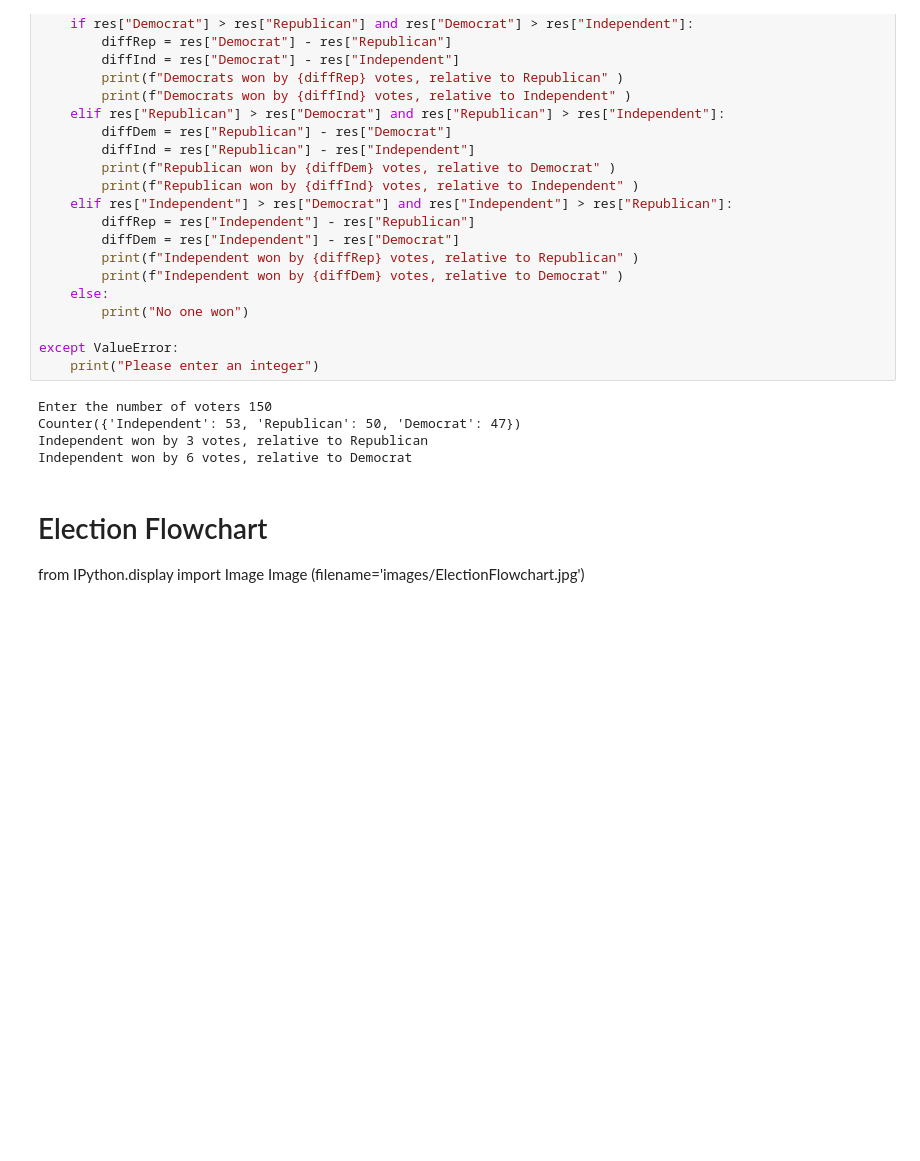
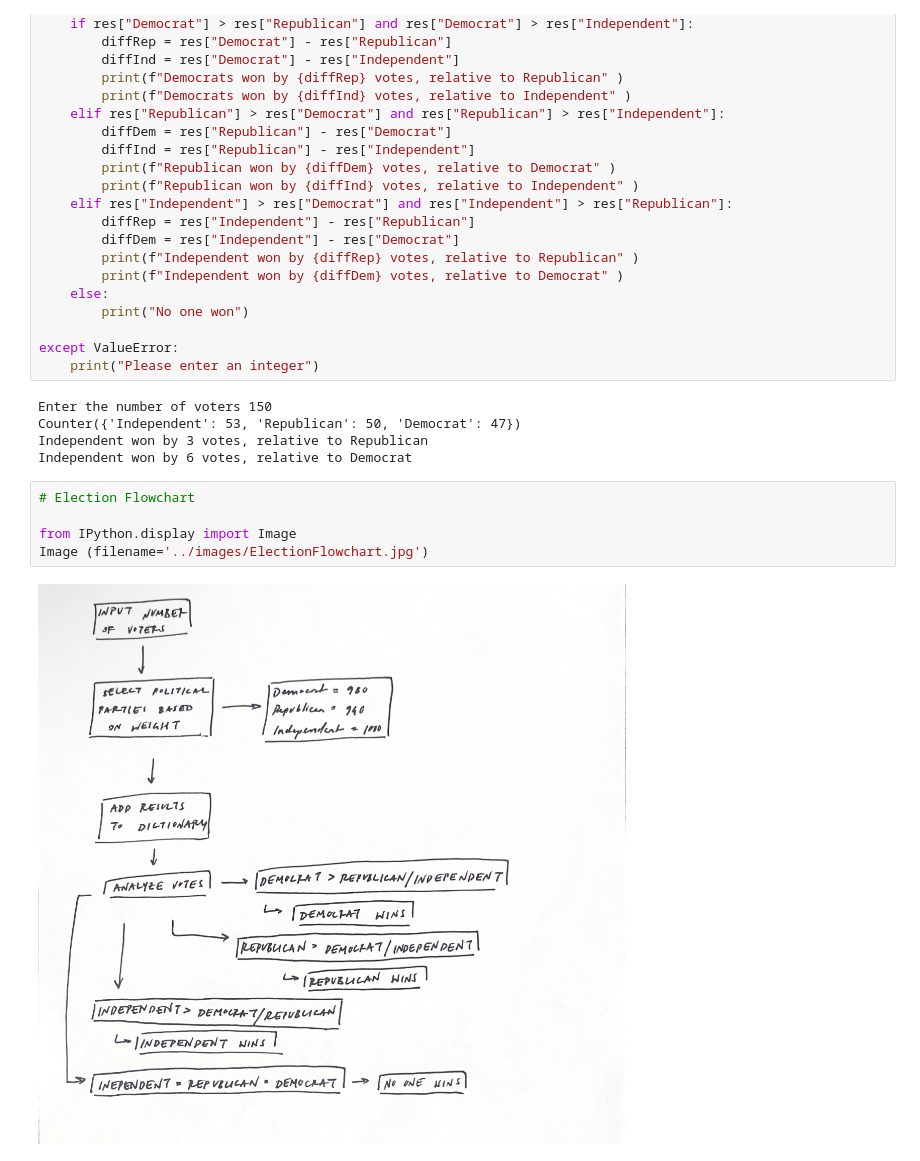
Before and after one commit to tarasehdave/tarasehdave.github.io, a Jupyter notebook: _notebooks/2023-09-18-Election.ipynb, the cells around one changed output. Cells and saved outputs as stored; diff of their text form; blank space fills up the shorter version.

```diff
--- a/_notebooks/2023-09-18-Election.ipynb
+++ b/_notebooks/2023-09-18-Election.ipynb
@@ -52,8 +52,10 @@ Enter the number of voters 150
 Counter({'Independent': 53, 'Republican': 50, 'Democrat': 47})
 Independent won by 3 votes, relative to Republican
 Independent won by 6 votes, relative to Democrat
-# %% [markdown]
-# Election Flowchart
-
-from IPython.display import Image
-Image (filename='images/ElectionFlowchart.jpg')
+# %%
+# Election Flowchart
+
+from IPython.display import Image
+Image (filename='../images/ElectionFlowchart.jpg')
+# %% [output]
+[figure, added]
```
